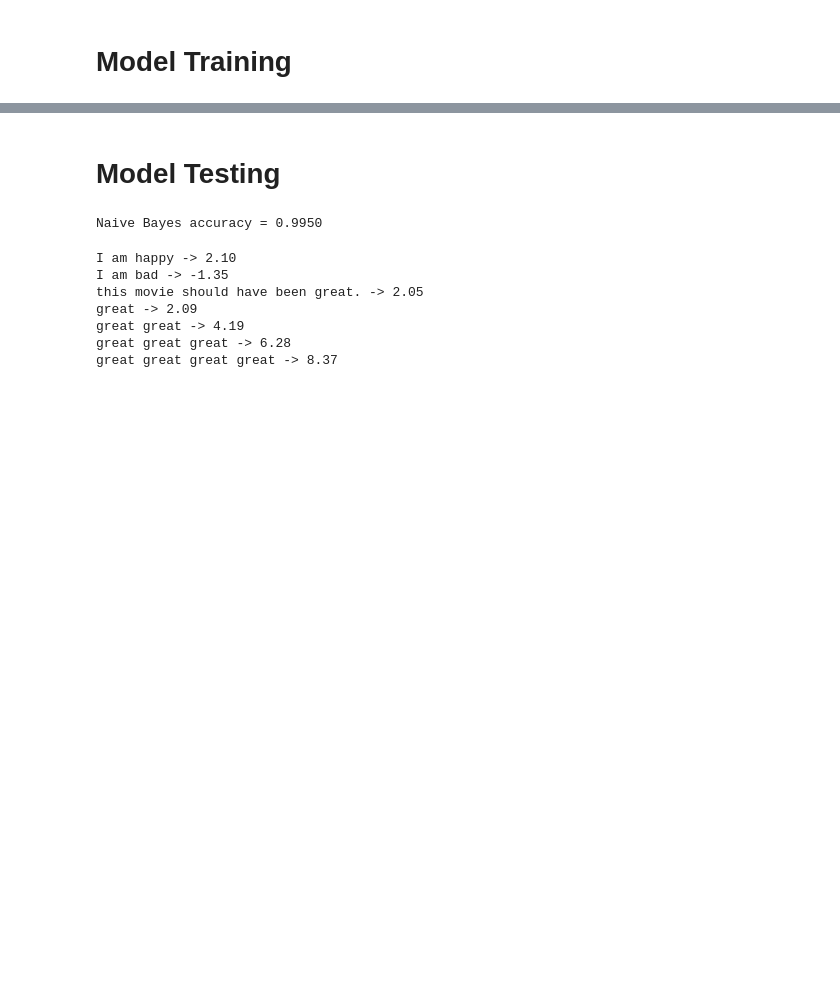
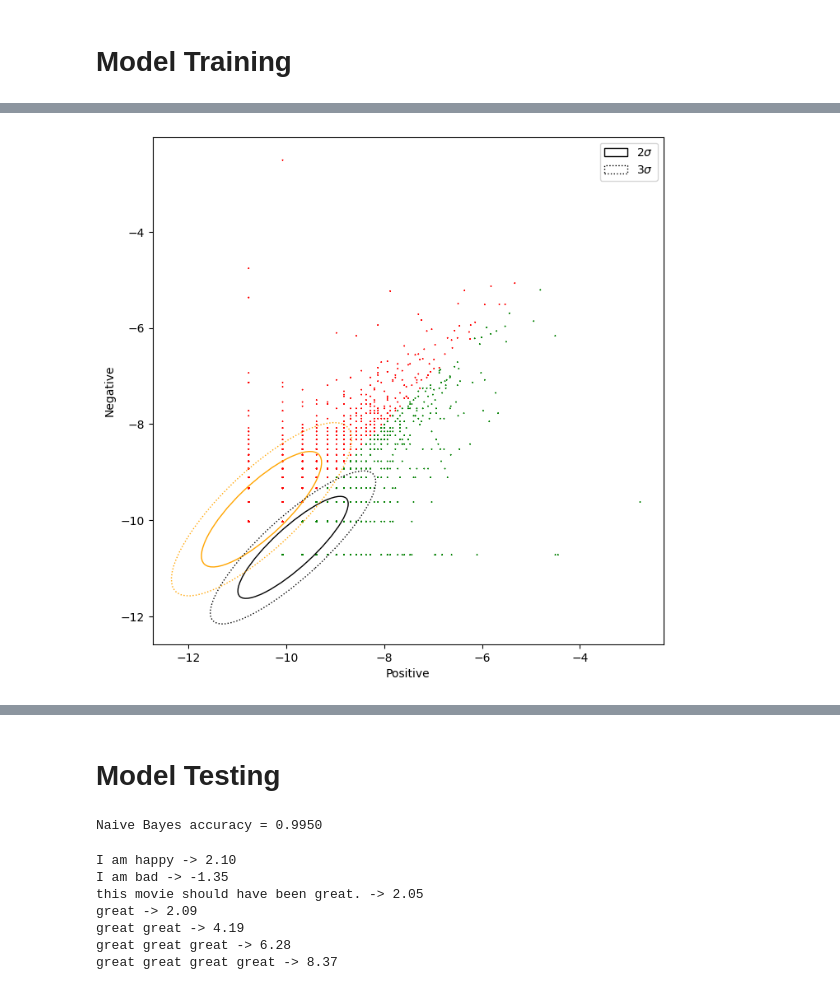
Before and after one commit to scfengv/NLP-Sentiment-Classifier, a Jupyter notebook: Naive Bayes.ipynb, the cells around one changed output, grey strips where cells are left out. Drawn from its saved outputs; the diff is of its cells as text; code cells hidden in the pictures; blank space fills up the shorter version.

```diff
--- a/Naive Bayes.ipynb
+++ b/Naive Bayes.ipynb
@@ -36,7 +41,7 @@ freqs = count_tweets({}, train_x, train_y)
 # %% [markdown]
 # Model Training
 # %%
-logprior, loglikelihood = train_naive_bayes(freqs, train_x, train_y)
-print(logprior)
+logprior, loglikelihood, data = train_naive_bayes(freqs, train_x, train_y)
+print('LogPrior:', logprior)
 print(len(loglikelihood))
 # %% [output]
@@ -64 +69,4 @@ loglikelihood
  ...}
+# %%
+d = pd.DataFrame(data)
+d
@@ -64,0 +87,23 @@ loglikelihood
+# %%
+fig, ax = plt.subplots(figsize = (8, 8))
+
+colors = ['red', 'green']
+
+ax.scatter(d['positive'], d['negative'], c = [colors[int(k)] for k in d['sentiment']], s = 0.1, marker = '*')
+
+plt.xlabel("Positive")
+plt.ylabel("Negative")
+
+d_pos = d[d['sentiment'] == 1]
+d_neg = d[d['sentiment'] == 0]
+
+confidence_ellipse(d_pos.positive, d_pos.negative, ax, n_std = 2, edgecolor = 'black', label = r'$2\sigma$' )
+confidence_ellipse(d_neg.positive, d_neg.negative, ax, n_std = 2, edgecolor = 'orange')
+
+confidence_ellipse(d_pos.positive, d_pos.negative, ax, n_std = 3, edgecolor = 'black', linestyle = ':', label = r'$3\sigma$')
+confidence_ellipse(d_neg.positive, d_neg.negative, ax, n_std = 3, edgecolor = 'orange', linestyle = ':')
+ax.legend()
+
+plt.show()
+# %% [output]
+[figure, added]
```
Also changed, not shown: parts of 7 cells of this notebook, 3 other files.
